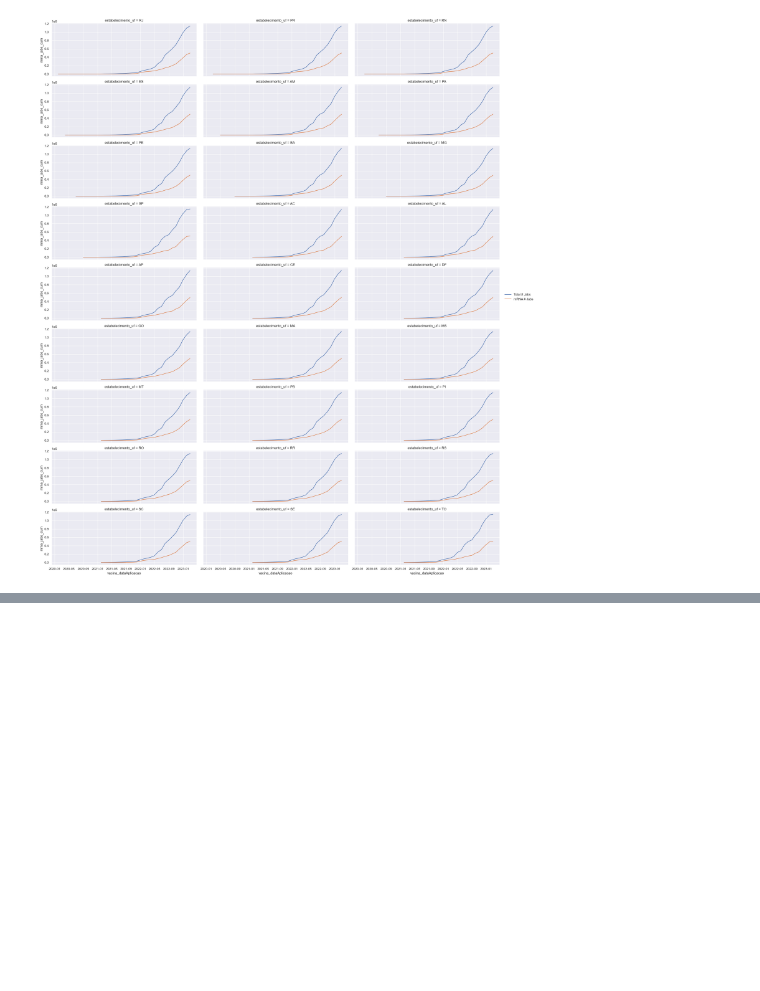
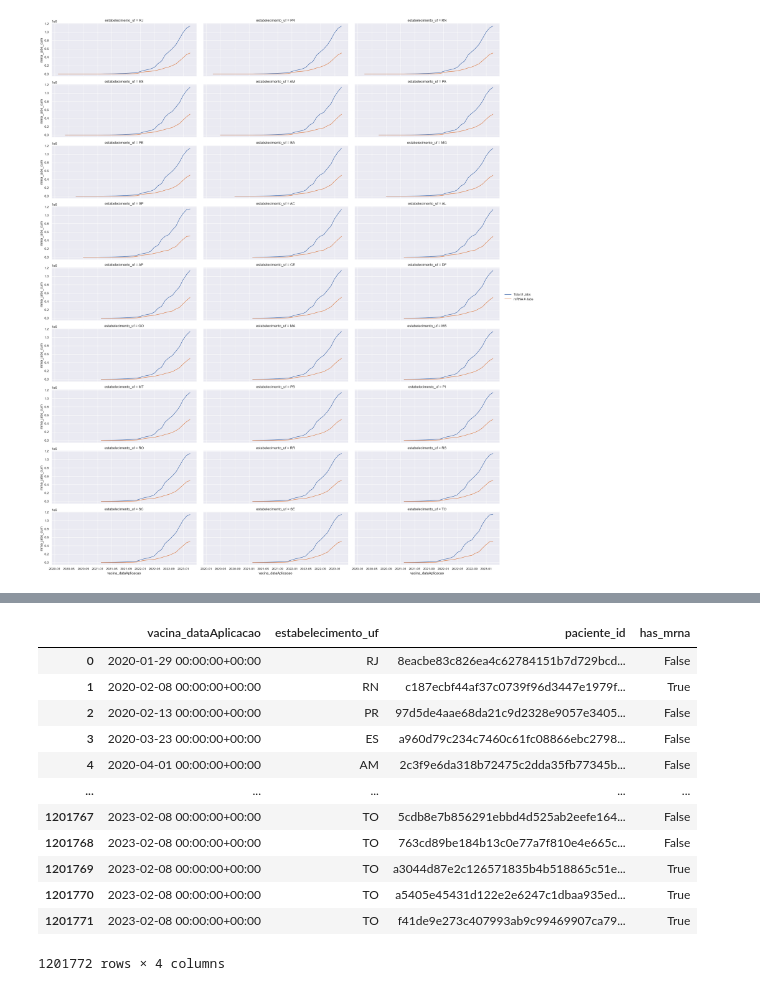
Before and after one commit to flimao/covidjab_analyses, a Jupyter notebook: covidjab_natality/notebooks/01-flimao-extract-jab-data.ipynb, the cells around one changed output, grey strips where cells are left out. Drawn from its saved outputs; the diff is of its cells as text; code cells hidden in the pictures; blank space fills up the shorter version.

```diff
--- a/covidjab_natality/notebooks/01-flimao-extract-jab-data.ipynb
+++ b/covidjab_natality/notebooks/01-flimao-extract-jab-data.ipynb
@@ -359,0 +405,16 @@ facetgrid.add_legend()
+# %%
+jabs_unique_mrna_df
+# %% [output]
+|  | vacina_dataAplicacao | estabelecimento_uf | paciente_id | has_mrna |
+| 0 | 2020-01-29 00:00:00+00:00 | RJ | 8eacbe83c826ea4c62784151b7d729bcd... | False |
+| 1 | 2020-02-08 00:00:00+00:00 | RN | c187ecbf44af37c0739f96d3447e1979f... | True |
+| 2 | 2020-02-13 00:00:00+00:00 | PR | 97d5de4aae68da21c9d2328e9057e3405... | False |
+| 3 | 2020-03-23 00:00:00+00:00 | ES | a960d79c234c7460c61fc08866ebc2798... | False |
+| 4 | 2020-04-01 00:00:00+00:00 | AM | 2c3f9e6da318b72475c2dda35fb77345b... | False |
+| ... | ... | ... | ... | ... |
+| 1201767 | 2023-02-08 00:00:00+00:00 | TO | 5cdb8e7b856291ebbd4d525ab2eefe164... | False |
+| 1201768 | 2023-02-08 00:00:00+00:00 | TO | 763cd89be184b13c0e77a7f810e4e665c... | False |
+| 1201769 | 2023-02-08 00:00:00+00:00 | TO | a3044d87e2c126571835b4b518865c51e... | True |
+| 1201770 | 2023-02-08 00:00:00+00:00 | TO | a5405e45431d122e2e6247c1dbaa935ed... | True |
+| 1201771 | 2023-02-08 00:00:00+00:00 | TO | f41de9e273c407993ab9c99469907ca79... | True |
+1201772 rows × 4 columns
```
Also changed, not shown: parts of 15 cells of this notebook.
